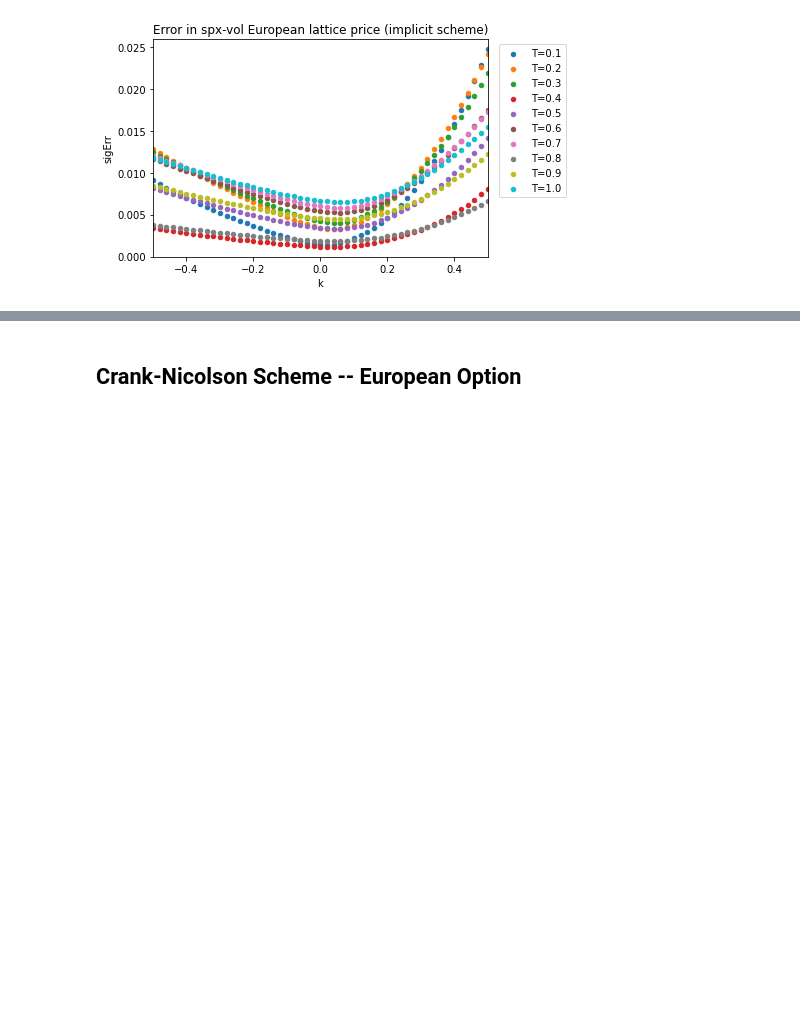
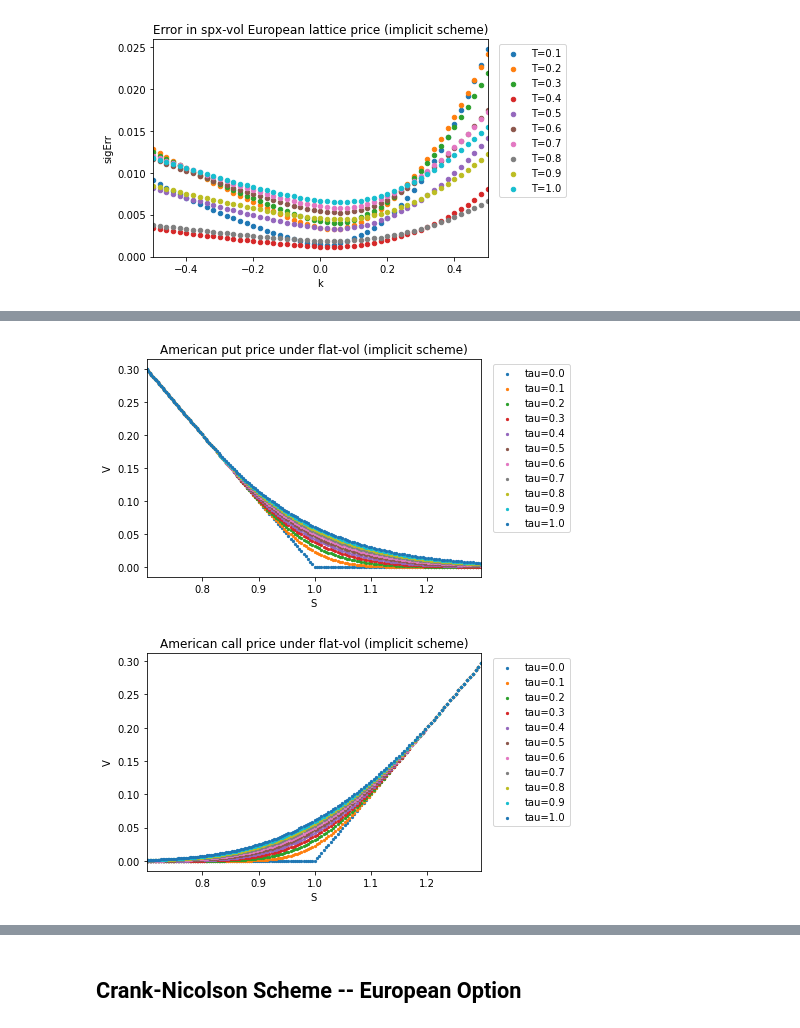
Before and after one commit to frankieycy/option-pricing, a Jupyter notebook: research/american-option/main.ipynb, the cells around one changed output, grey strips where cells are left out. Cells and saved outputs as stored; diff of their text form; code cells hidden in the pictures; blank space fills up the shorter version.

```diff
--- a/research/american-option/main.ipynb
+++ b/research/american-option/main.ipynb
@@ -42,0 +98,14 @@ PlotFeatureByTexp(df_spxvol,'sigErr','Error in spx-vol European lattice price (i
+# %%
+df_atmput_px = pd.read_csv('out/atm_am_put_pxgrid_flatvol.csv',index_col=0)
+df_atmput_ex = pd.read_csv('out/atm_am_put_exbdry_flatvol.csv',index_col=0)
+df_atmcall_px = pd.read_csv('out/atm_am_call_pxgrid_flatvol.csv',index_col=0)
+df_atmcall_ex = pd.read_csv('out/atm_am_call_exbdry_flatvol.csv',index_col=0)
+# %%
+df_atmput_px.columns = df_atmput_px.columns.astype(float)
+df_atmcall_px.columns = df_atmcall_px.columns.astype(float)
+# %%
+PlotPxGridOverTime(df_atmput_px,100,0.7,1.3,'American put price under flat-vol (implicit scheme)')
+PlotPxGridOverTime(df_atmcall_px,100,0.7,1.3,'American call price under flat-vol (implicit scheme)')
+# %% [output]
+[figure, added]
+[figure, added]
```
Also changed, not shown: parts of 22 cells of this notebook, 22 other files.
